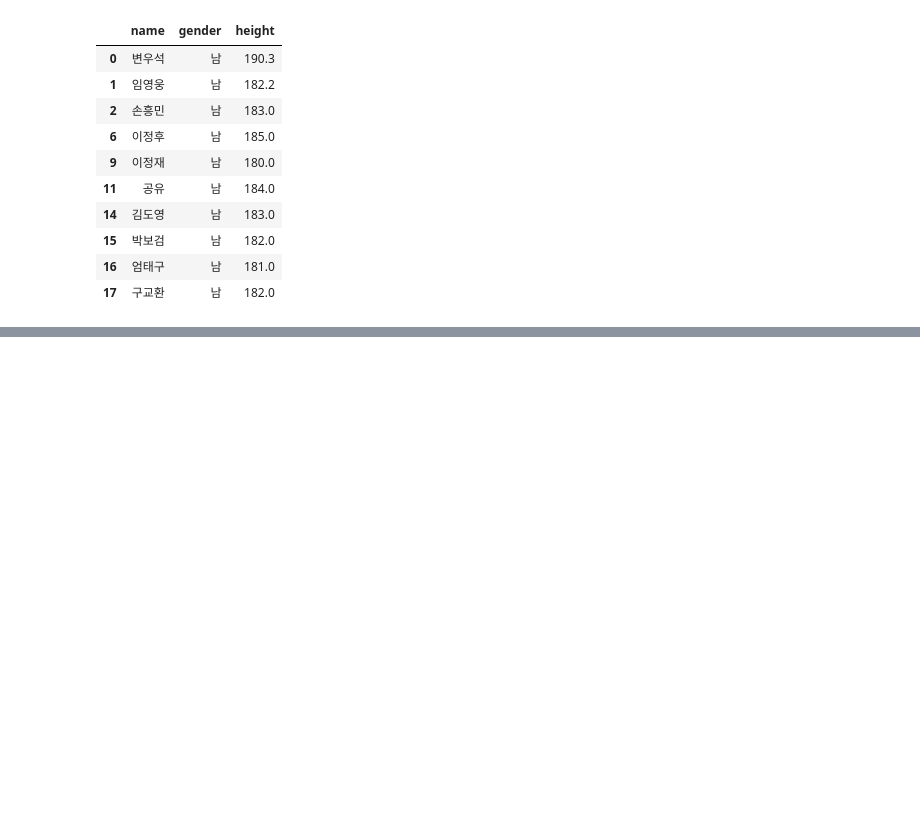
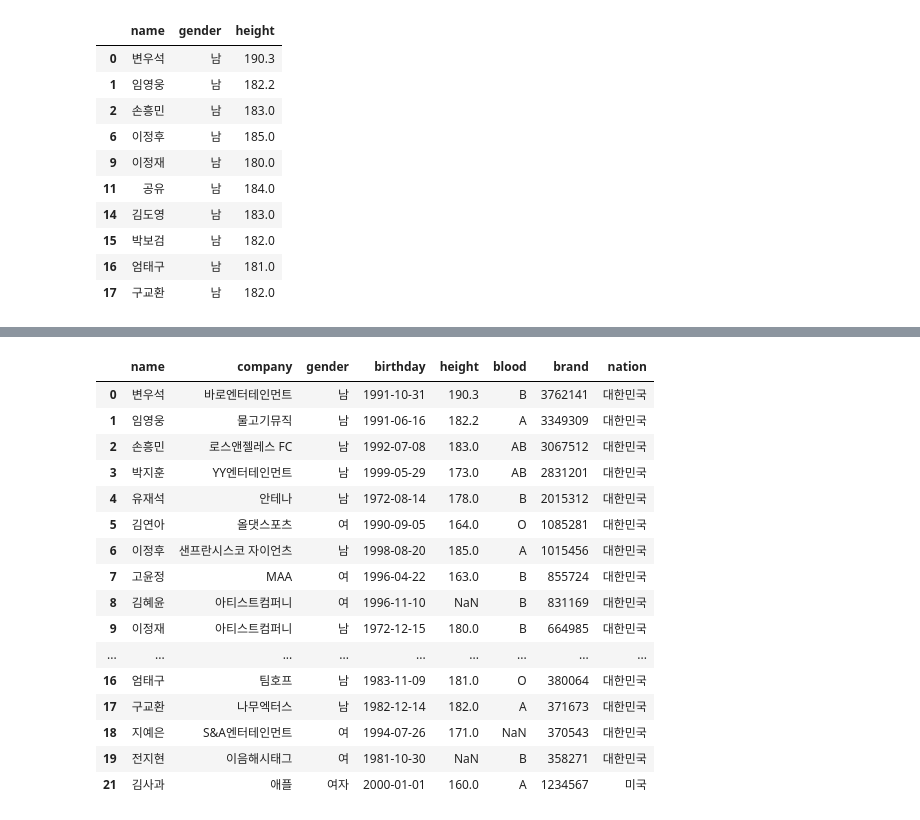
Before and after one commit to kjalh/02_DataAnalysis, a Jupyter notebook: 02_판다스(pandas).ipynb, the cells around one changed output, grey strips where cells are left out. Saved outputs shown, nothing was run; the diff lists cells and outputs as text; code cells hidden in the pictures; blank space fills up the shorter version.

```diff
--- a/02_판다스(pandas).ipynb
+++ b/02_판다스(pandas).ipynb
@@ -722,0 +1251,21 @@ df.loc[df['height'] >= 180, ['name', 'gender', 'height']]   # SELECT name, gende
+# %%
+# 행 제거하기
+df_copy.drop(20, axis=0) # 0: 행, 1: 열
+# %% [output]
+|  | name | company | gender | birthday | height | blood | brand | nation |
+| 0 | 변우석 | 바로엔터테인먼트 | 남 | 1991-10-31 | 190.3 | B | 3762141 | 대한민국 |
+| 1 | 임영웅 | 물고기뮤직 | 남 | 1991-06-16 | 182.2 | A | 3349309 | 대한민국 |
+| 2 | 손흥민 | 로스앤젤레스 FC | 남 | 1992-07-08 | 183.0 | AB | 3067512 | 대한민국 |
+| 3 | 박지훈 | YY엔터테인먼트 | 남 | 1999-05-29 | 173.0 | AB | 2831201 | 대한민국 |
+| 4 | 유재석 | 안테나 | 남 | 1972-08-14 | 178.0 | B | 2015312 | 대한민국 |
+| 5 | 김연아 | 올댓스포츠 | 여 | 1990-09-05 | 164.0 | O | 1085281 | 대한민국 |
+| 6 | 이정후 | 샌프란시스코 자이언츠 | 남 | 1998-08-20 | 185.0 | A | 1015456 | 대한민국 |
+| 7 | 고윤정 | MAA | 여 | 1996-04-22 | 163.0 | B | 855724 | 대한민국 |
+| 8 | 김혜윤 | 아티스트컴퍼니 | 여 | 1996-11-10 | NaN | B | 831169 | 대한민국 |
+| 9 | 이정재 | 아티스트컴퍼니 | 남 | 1972-12-15 | 180.0 | B | 664985 | 대한민국 |
+| ... | ... | ... | ... | ... | ... | ... | ... | ... |
+| 16 | 엄태구 | 팀호프 | 남 | 1983-11-09 | 181.0 | O | 380064 | 대한민국 |
+| 17 | 구교환 | 나무엑터스 | 남 | 1982-12-14 | 182.0 | A | 371673 | 대한민국 |
+| 18 | 지예은 | S&A엔터테인먼트 | 여 | 1994-07-26 | 171.0 | NaN | 370543 | 대한민국 |
+| 19 | 전지현 | 이음해시태그 | 여 | 1981-10-30 | NaN | B | 358271 | 대한민국 |
+| 21 | 김사과 | 애플 | 여자 | 2000-01-01 | 160.0 | A | 1234567 | 미국 |
```
Also changed, not shown: parts of 52 cells of this notebook, 2 other files.
